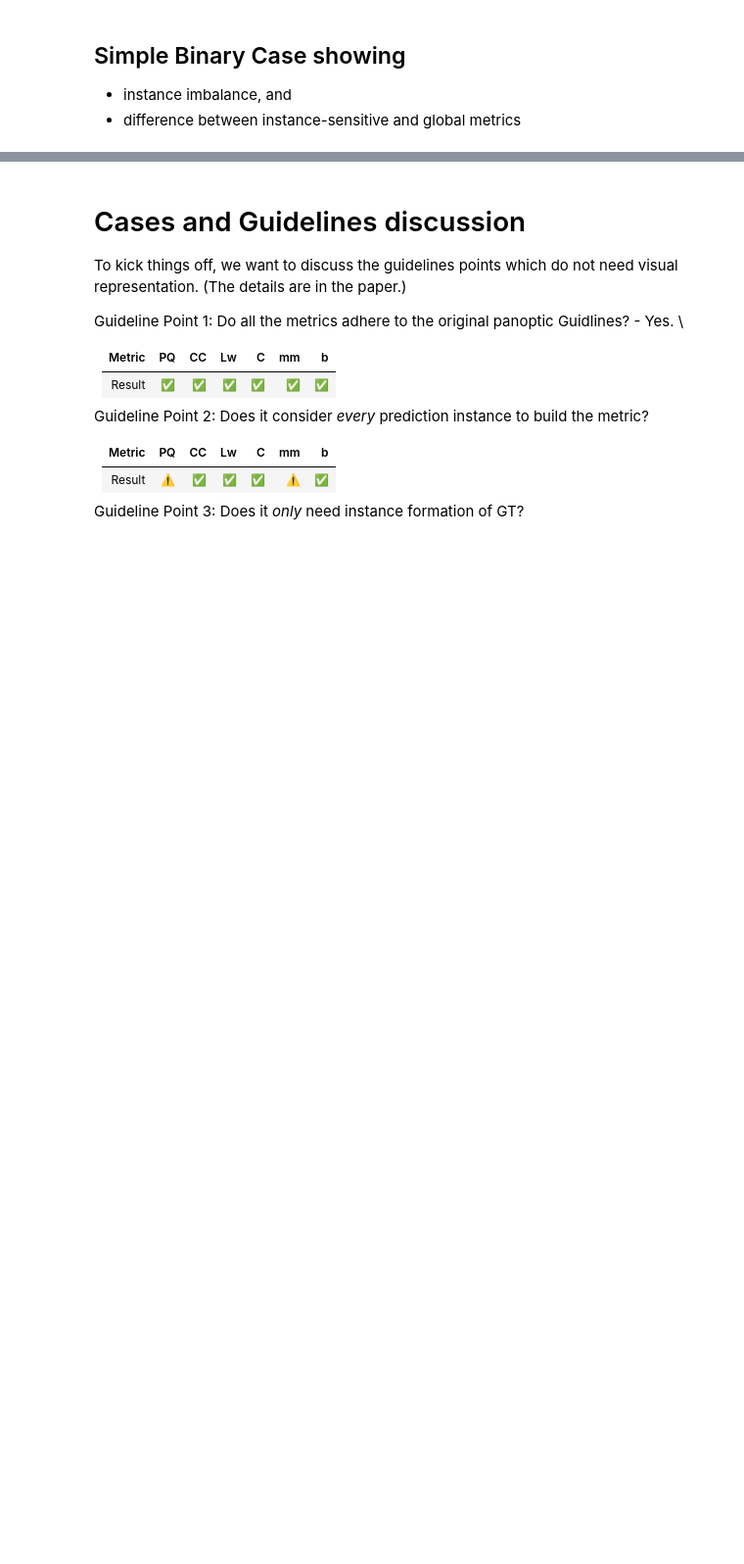
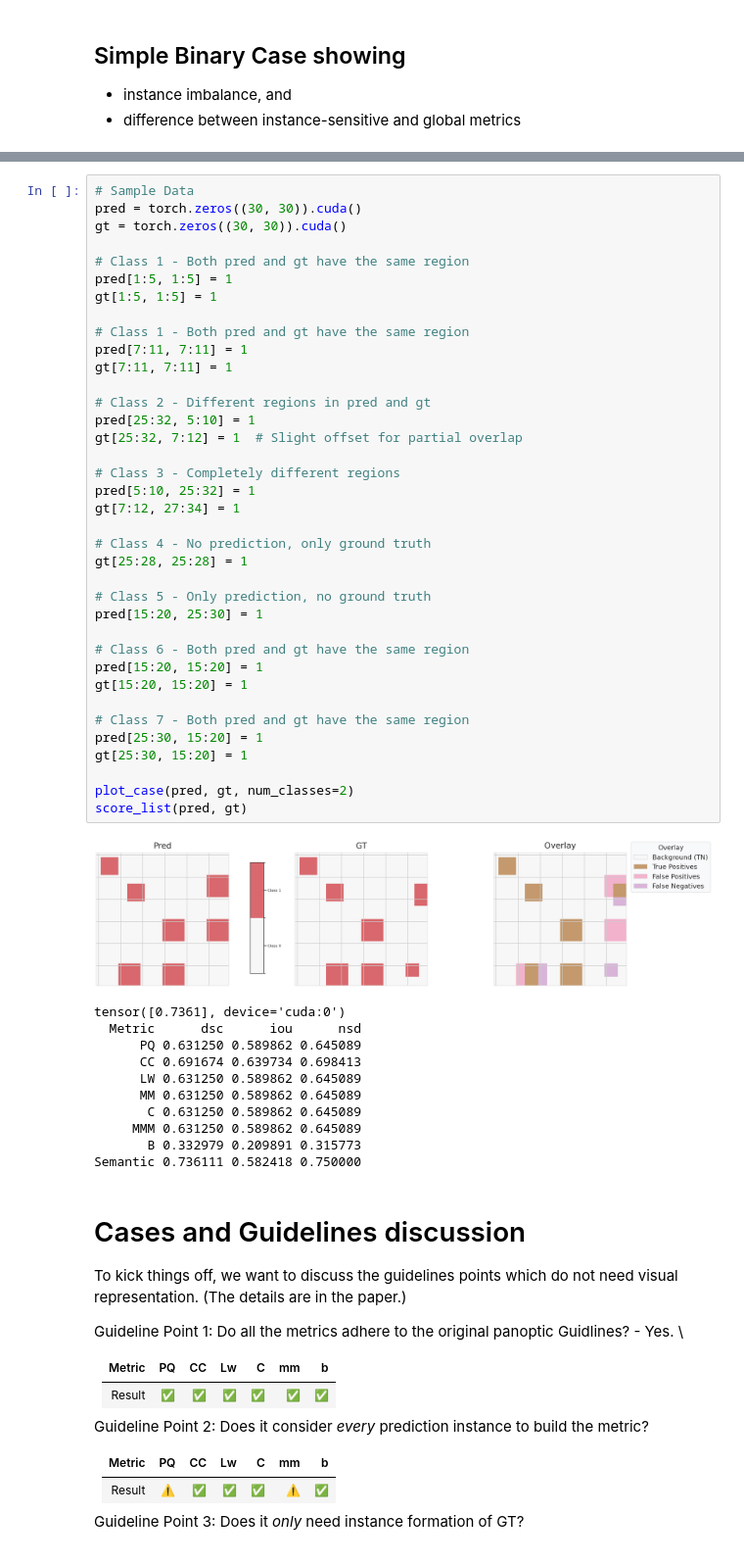
Before and after one commit to aymuos15/InstaMatch, a Jupyter notebook: unittest.ipynb, the cells around one changed output, grey strips where cells are left out. Shown: that part at 98% size. Drawn from its saved outputs; the diff is of its cells as text; blank space fills up the shorter version.

```diff
--- a/unittest.ipynb
+++ b/unittest.ipynb
@@ -397,3 +415,52 @@ Semantic 0.624967 0.577897 0.594388
+# %%
+# Sample Data
+pred = torch.zeros((30, 30)).cuda()
+gt = torch.zeros((30, 30)).cuda()
+
+# Class 1 - Both pred and gt have the same region
+pred[1:5, 1:5] = 1
+gt[1:5, 1:5] = 1
+
+# Class 1 - Both pred and gt have the same region
+pred[7:11, 7:11] = 1
+gt[7:11, 7:11] = 1
+
+# Class 2 - Different regions in pred and gt
+pred[25:32, 5:10] = 1
+gt[25:32, 7:12] = 1  # Slight offset for partial overlap
+
+# Class 3 - Completely different regions
+pred[5:10, 25:32] = 1
+gt[7:12, 27:34] = 1
+
+# Class 4 - No prediction, only ground truth
+gt[25:28, 25:28] = 1
+
+# Class 5 - Only prediction, no ground truth
+pred[15:20, 25:30] = 1
+
+# Class 6 - Both pred and gt have the same region
+pred[15:20, 15:20] = 1
+gt[15:20, 15:20] = 1
+
+# Class 7 - Both pred and gt have the same region
+pred[25:30, 15:20] = 1
+gt[25:30, 15:20] = 1
+
+plot_case(pred, gt, num_classes=2)
+score_list(pred, gt)
+# %% [output]
+[figure, added]
+tensor([0.7361], device='cuda:0')
+  Metric      dsc      iou      nsd
+      PQ 0.631250 0.589862 0.645089
+      CC 0.691674 0.639734 0.698413
+      LW 0.631250 0.589862 0.645089
+      MM 0.631250 0.589862 0.645089
+       C 0.631250 0.589862 0.645089
+     MMM 0.631250 0.589862 0.645089
+       B 0.332979 0.209891 0.315773
+Semantic 0.736111 0.582418 0.750000
 # %% [markdown]
 # Cases and Guidelines discussion
 
```
Also changed, not shown: parts of 15 cells of this notebook, 12 other files.
